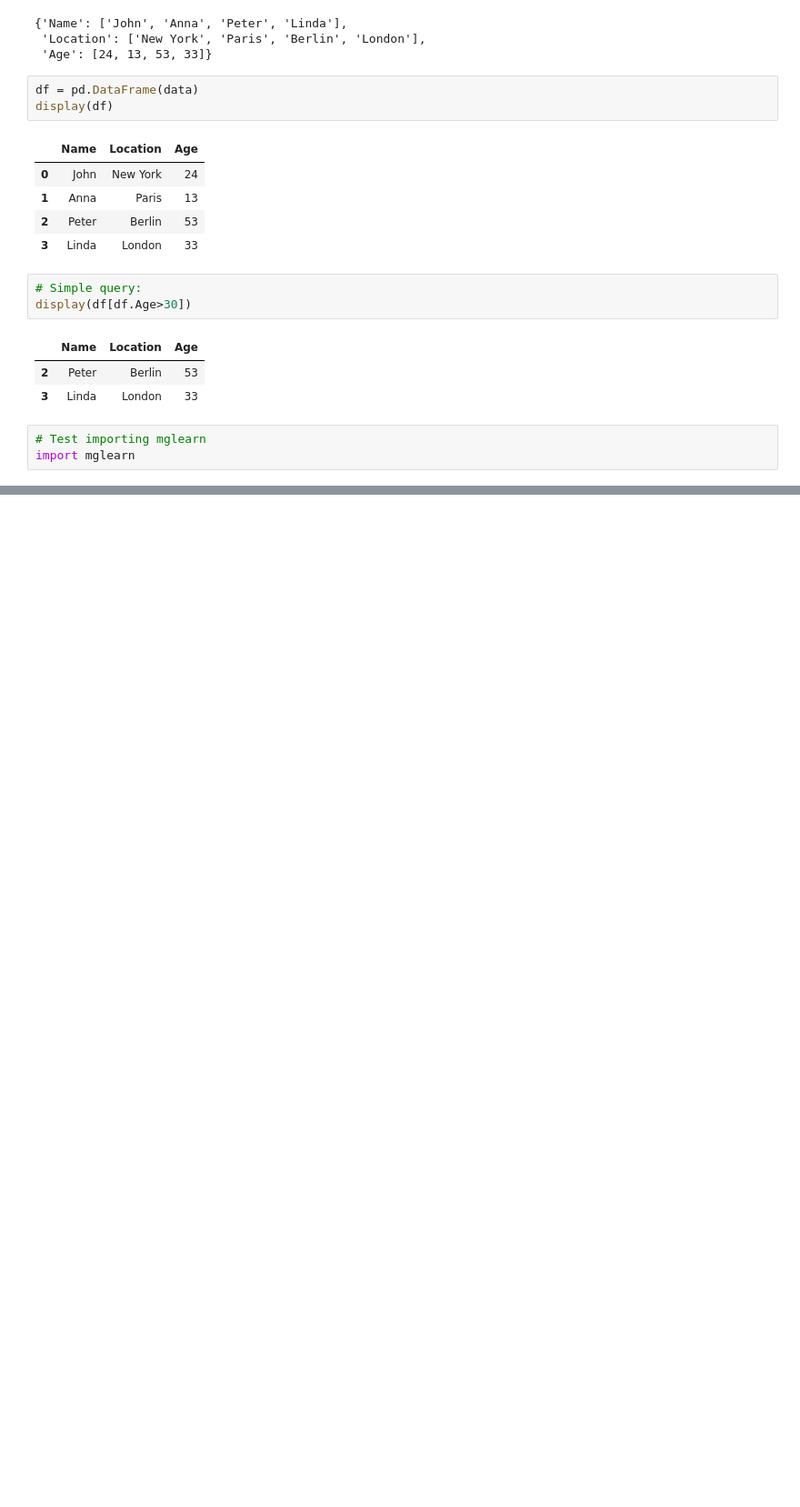
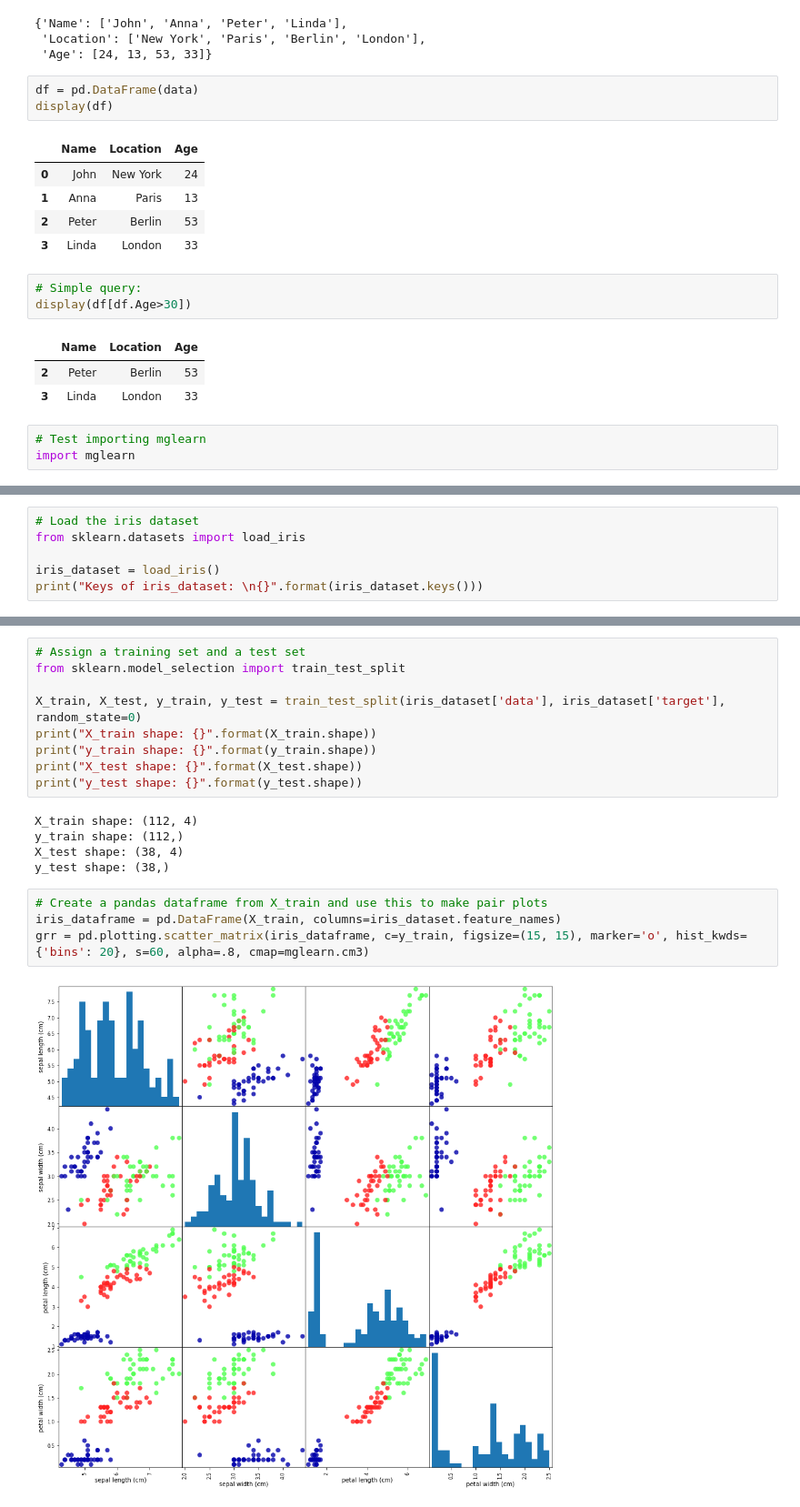
Before and after one commit to scottzig/ml-python-muller-guido, a Jupyter notebook: chapter_1.ipynb, the cells around one changed output, grey strips where cells are left out. Shown at 91% size. Saved outputs shown, nothing was run; the diff lists cells and outputs as text; blank space fills up the shorter version.

```diff
--- a/chapter_1.ipynb
+++ b/chapter_1.ipynb
@@ -86,0 +89,6 @@ import mglearn
+# %%
+# Load the iris dataset
+from sklearn.datasets import load_iris
+
+iris_dataset = load_iris()
+print("Keys of iris_dataset: \n{}".format(iris_dataset.keys()))
@@ -86,0 +115,20 @@ import mglearn
+# %%
+# Assign a training set and a test set
+from sklearn.model_selection import train_test_split
+
+X_train, X_test, y_train, y_test = train_test_split(iris_dataset['data'], iris_dataset['target'], random_state=0)
+print("X_train shape: {}".format(X_train.shape))
+print("y_train shape: {}".format(y_train.shape))
+print("X_test shape: {}".format(X_test.shape))
+print("y_test shape: {}".format(y_test.shape))
+# %% [output]
+X_train shape: (112, 4)
+y_train shape: (112,)
+X_test shape: (38, 4)
+y_test shape: (38,)
+# %%
+# Create a pandas dataframe from X_train and use this to make pair plots
+iris_dataframe = pd.DataFrame(X_train, columns=iris_dataset.feature_names)
+grr = pd.plotting.scatter_matrix(iris_dataframe, c=y_train, figsize=(15, 15), marker='o', hist_kwds={'bins': 20}, s=60, alpha=.8, cmap=mglearn.cm3)
+# %% [output]
+[figure, added]
```
Also changed, not shown: parts of 9 cells of this notebook.
